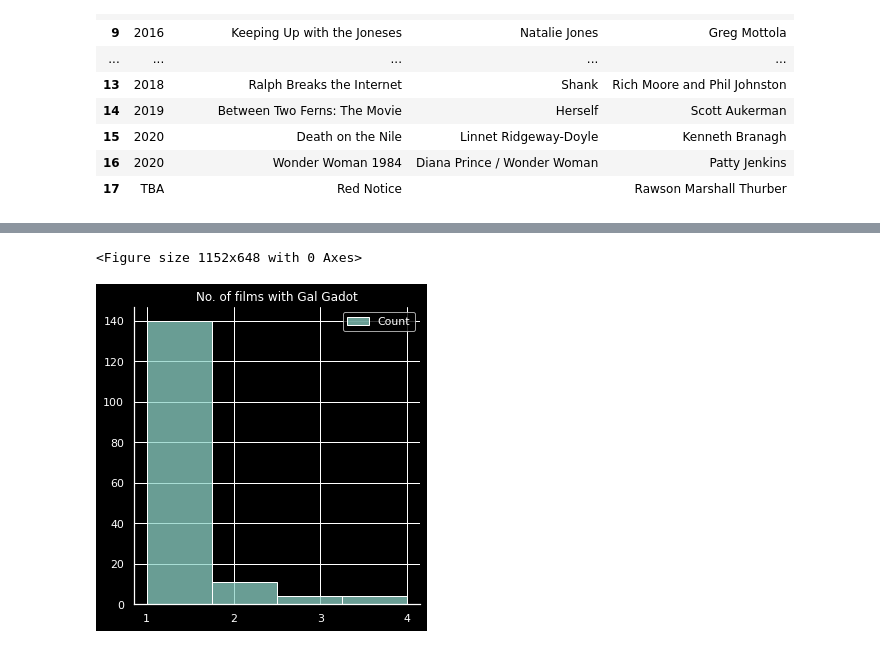
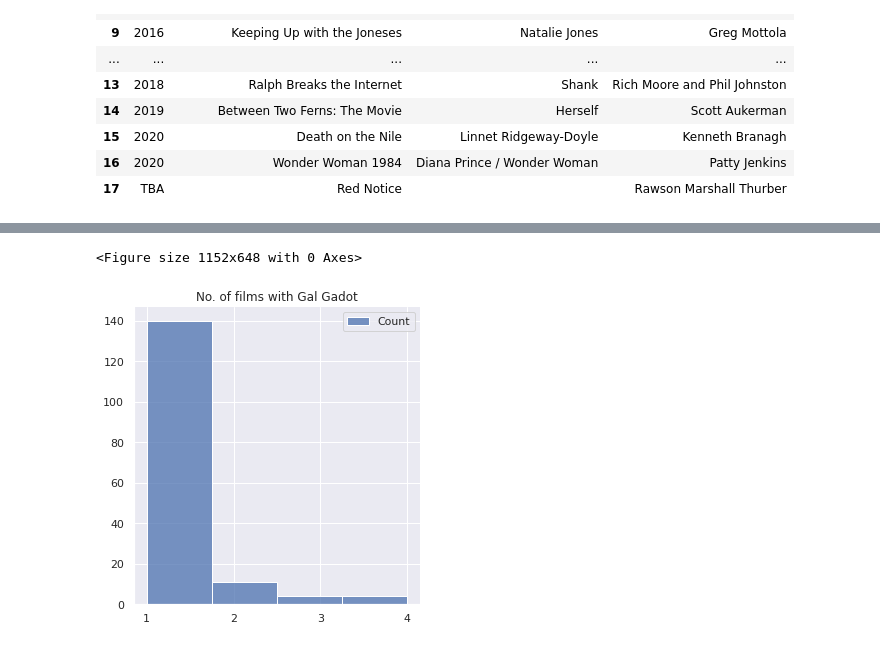
Before and after one commit to Serfati/wikiscrapper, a Jupyter notebook: wikiscrapper.ipynb, the cells around one changed output, grey strips where cells are left out. Cells and saved outputs as stored; diff of their text form; code cells hidden in the pictures.

```diff
--- a/wikiscrapper.ipynb
+++ b/wikiscrapper.ipynb
@@ -100,8 +100,8 @@ for url in films_urls:
     film_actors.extend([[i.find('a').text, wiki_prefix+i.find(href=True)['href']]
                         for i in raw.select("li") if i.find('a') and i.find('a').text != 'Gal Gadot'])
     actors_table.extend(film_actors)
-    if len(actors_table) > 5:
-        break
+    # if len(actors_table) > 8:
+    #     break
 # %%
 for i, v in enumerate(actors_table):
     name, url = v
@@ -140,16 +150,17 @@ df
 # %%
 # visualization
 import seaborn as sns
 import matplotlib.pyplot as plt
+sns.set()
 plt.figure(figsize=(16, 9))
 dfh = df.groupby('Name').count()
 sns.displot(dfh["Year of Birth"], label="Count", bins=4)
 plt.xlabel('')
 plt.ylabel('')
 plt.xticks([1,2,3,4])
 plt.title("No. of films with Gal Gadot")
 plt.legend()
 plt.show()
 # %% [output]
 <Figure size 1152x648 with 0 Axes>
-[figure, old version]
+[figure, new version]
```
Also changed, not shown: parts of 2 cells of this notebook, 3 other files.
